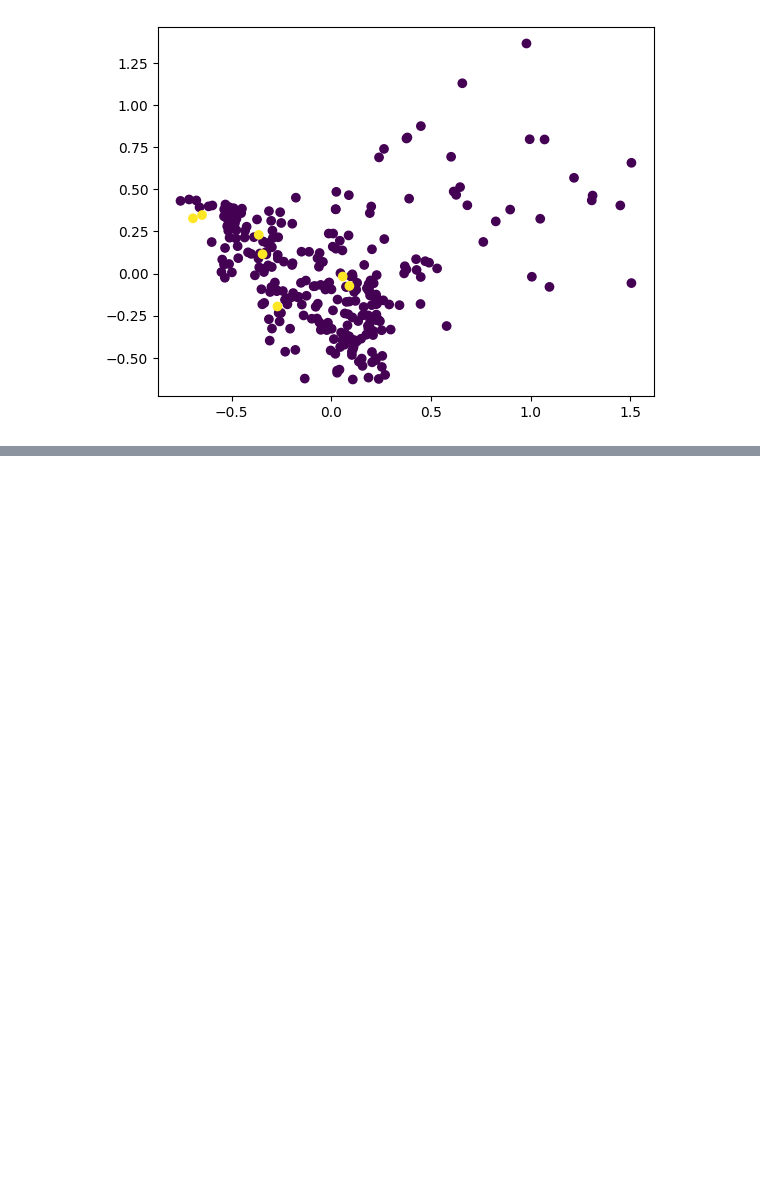
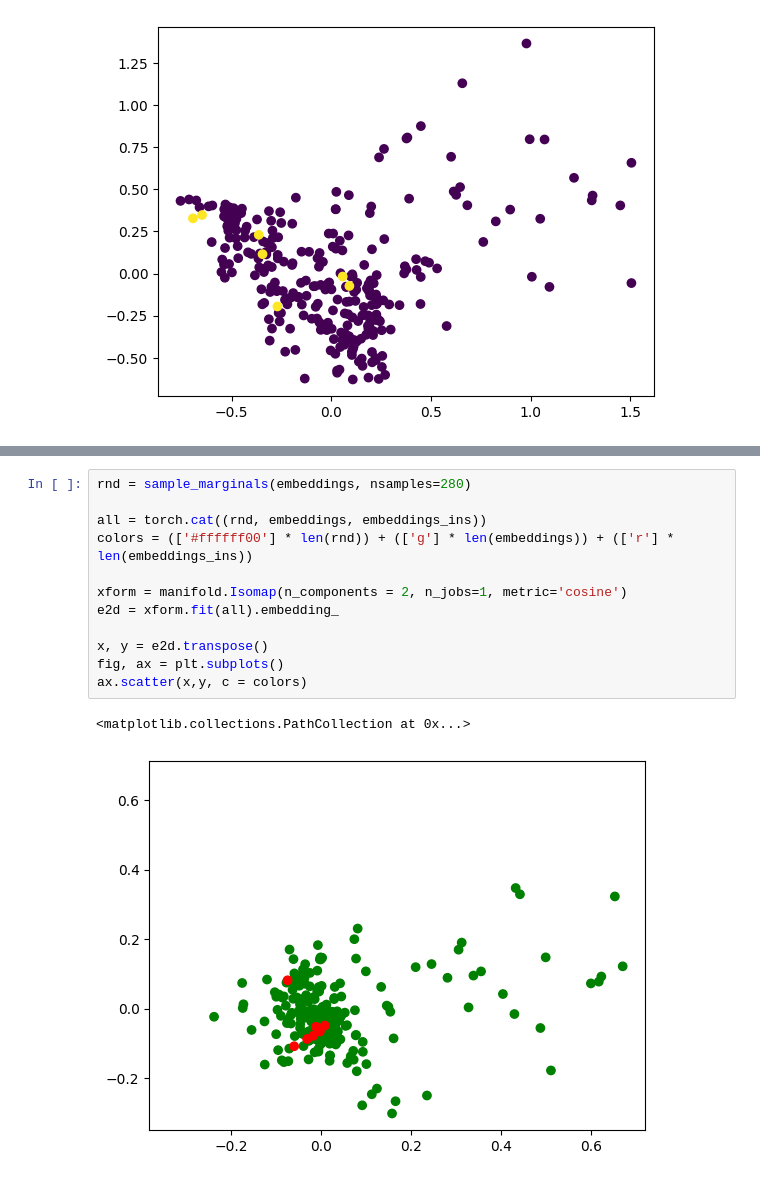
Before and after one commit to erikerlandson/datascience-wg, a Jupyter notebook: hack-scripts/model-embed-poc.ipynb, the cells around one changed output, grey strips where cells are left out. Drawn from its saved outputs; the diff is of its cells as text; blank space fills up the shorter version.

```diff
--- a/hack-scripts/model-embed-poc.ipynb
+++ b/hack-scripts/model-embed-poc.ipynb
@@ -191,0 +192,15 @@ stress = 567.1047645149213
+# %%
+rnd = sample_marginals(embeddings, nsamples=280)
+
+all = torch.cat((rnd, embeddings, embeddings_ins))
+colors = (['#ffffff00'] * len(rnd)) + (['g'] * len(embeddings)) + (['r'] * len(embeddings_ins))
+
+xform = manifold.Isomap(n_components = 2, n_jobs=1, metric='cosine')
+e2d = xform.fit(all).embedding_
+
+x, y = e2d.transpose()
+fig, ax = plt.subplots()
+ax.scatter(x,y, c = colors)
+# %% [output]
+<matplotlib.collections.PathCollection at 0x...>
+[figure, added]
```
Also changed, not shown: parts of 5 cells of this notebook.
